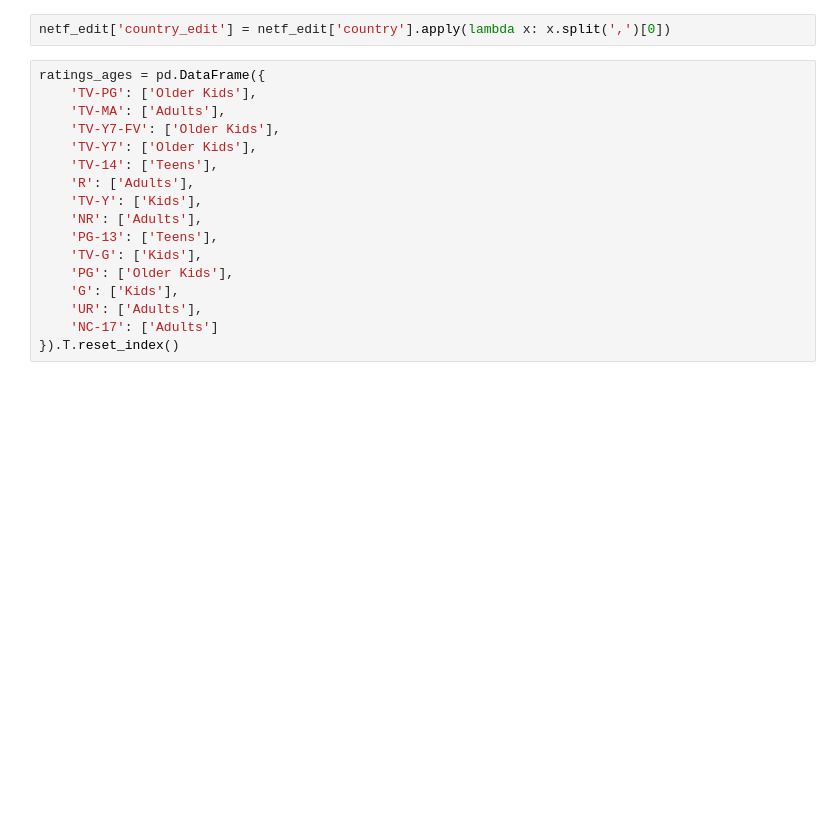
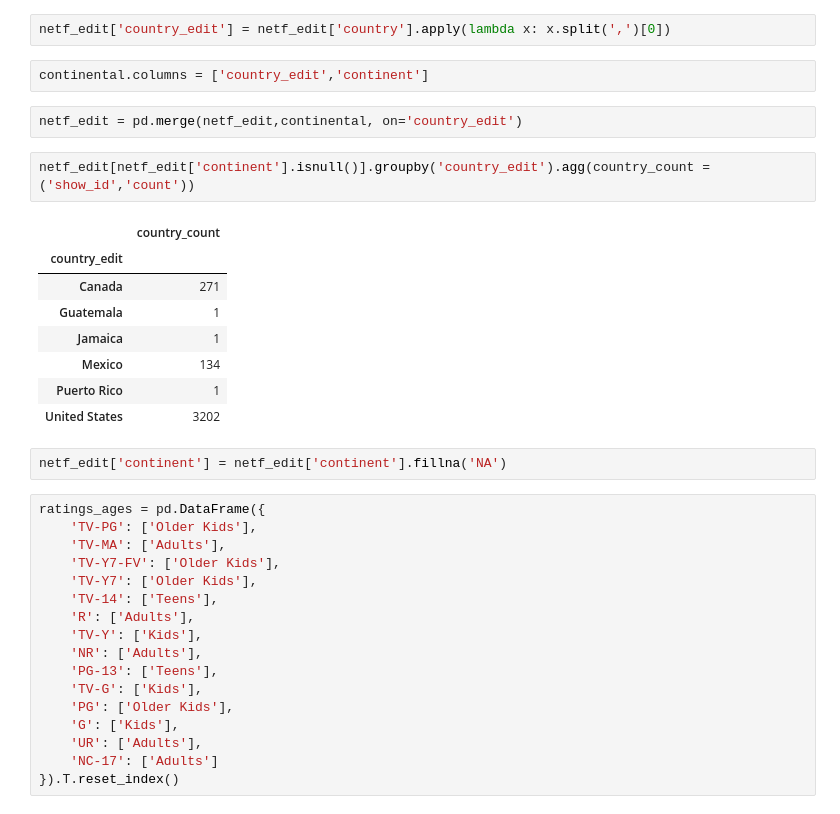
Before and after one commit to sarcomaXD/wellknown, a Jupyter notebook: netfilx/netflix_beck.ipynb, the cells around one changed output. Saved outputs shown, nothing was run; the diff lists cells and outputs as text; blank space fills up the shorter version.

```diff
--- a/netfilx/netflix_beck.ipynb
+++ b/netfilx/netflix_beck.ipynb
@@ -103,6 +87,23 @@ netf_edit.loc[365,'country'] = 'France, Algeria'
 netf_edit.loc[193,'country'] = 'South Korea'
 # %%
 netf_edit['country_edit'] = netf_edit['country'].apply(lambda x: x.split(',')[0])
+# %%
+continental.columns = ['country_edit','continent']
+# %%
+netf_edit = pd.merge(netf_edit,continental, on='country_edit')
+# %%
+netf_edit[netf_edit['continent'].isnull()].groupby('country_edit').agg(country_count = ('show_id','count'))
+# %% [output]
+|  | country_count |
+| country_edit |  |
+| Canada | 271 |
+| Guatemala | 1 |
+| Jamaica | 1 |
+| Mexico | 134 |
+| Puerto Rico | 1 |
+| United States | 3202 |
+# %%
+netf_edit['continent'] = netf_edit['continent'].fillna('NA')
 # %%
 ratings_ages = pd.DataFrame({
     'TV-PG': ['Older Kids'],
```
Also changed, not shown: parts of 11 cells of this notebook.
